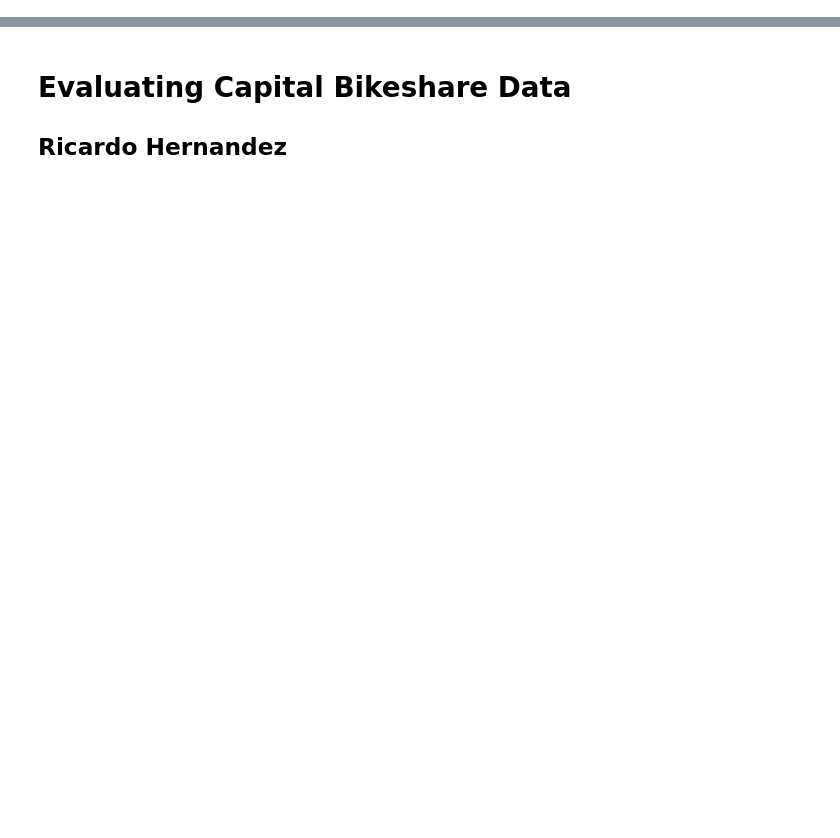
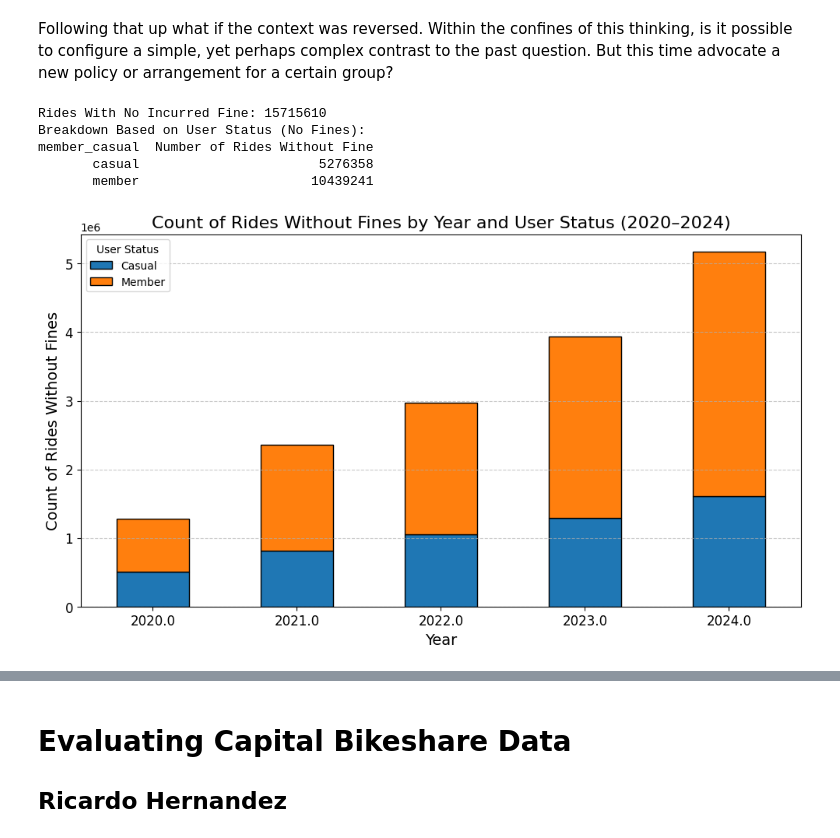
Before and after one commit to ricardo-hz/CMSC206, a Jupyter notebook: Group Project/Group Project.ipynb, the cells around one changed output, grey strips where cells are left out. Drawn from its saved outputs; the diff is of its cells as text; code cells hidden in the pictures; blank space fills up the shorter version.

```diff
--- a/Group Project/Group Project.ipynb
+++ b/Group Project/Group Project.ipynb
@@ -135,0 +268,58 @@ df['Ride Length_min'] = pd.to_timedelta(df['Ride Length']).dt.seconds/60
+# %% [markdown]
+Following that up what if the context was reversed. Within the confines of this thinking, is it possible to configure a simple, yet perhaps complex contrast to the past question. But this time advocate a new policy or arrangement for a certain group?
+# %%
+# Angel Diaz-Nova
+No_fine = len(df) - Total_fines
+print(f"Rides With No Incurred Fine: {No_fine}")
+
+No_fines_user = df[df['Fine'] == False].groupby('member_casual')['Fine'].count()
+
+# Print the breakdown based on user status (member/casual)
+print("Breakdown Based on User Status (No Fines):")
+print(No_fines_user.to_frame(name = "Number of Rides Without Fine").reset_index().to_string(index = False))
+
+#Potential ideas:
+# - Which stations have the highest number of generated fines? High fine numbers at end stations may indicate that infill stations are
+#   needed along a route
+# - Analyze crash data of different regions. Does higher bicycle ridership correlate with lower car crashes?
+#Traffic accident APIs:
+#MoCo - https://data.montgomerycountymd.gov/widgets/bhju-22kf
+#Washington DC - https://opendata.dc.gov/datasets/crashes-in-dc/api / https://opendata.dc.gov/datasets/crashes-in-dc/api
+#Virginia - https://www.virginiaroads.org/maps/1a96a2f31b4f4d77991471b6cabb38ba/about
+# - Get the top or least used stations, create a pi chart analyzing the percentage of members vs non members using those stations
+#   - For the above suggestion, I've already written a method called get_notable_stations() that will return the head or tail of a dataframe
+#     as long as you specify a year
+# %% [output]
+Rides With No Incurred Fine: 15715610
+Breakdown Based on User Status (No Fines):
+member_casual  Number of Rides Without Fine
+       casual                       5276358
+       member                      10439241
+# %%
+# Angel Diaz-Nova
+No_fine = df[df['Fine'] == False] # Filter for rows that only indicate 'False' logic
+
+# Count 'False' cases by year and member_casual
+Group_no_fine = No_fine.groupby(['Year', 'member_casual']).size().unstack(fill_value=0)
+
+Group_no_fine.plot(
+    kind = 'bar',  # Setting to Bar plot
+    stacked = True,  # Adjusting to stack bars to differentiate User Status
+    figsize = (10, 6),  # Setting figure size
+    color = ['#1f77b4', '#ff7f0e'], # Colors for casual and member
+    edgecolor = 'black' # Adding black edges
+)
+
+plt.title('Count of Rides Without Fines by Year and User Status (2020–2024)', fontsize=16) # Title of plot
+plt.xlabel('Year', fontsize = 14) # Label for X-Axis
+plt.ylabel('Count of Rides Without Fines', fontsize = 14) # Label for Y-Axis
+plt.legend(title = 'User Status', labels = ['Casual', 'Member']) # Legend to describe the user status
+plt.xticks(rotation = 0, fontsize = 12) # Adjusting font size and adding rotation of X-Axis label
+plt.yticks(fontsize = 12) # Adjusting font size of Y-Axis label
+plt.grid(axis = 'y', linestyle = '--', alpha = 0.7) # Adding a horizontal grid
+
+# Show the plot
+plt.tight_layout() # Adding a tight layout to ensure no overlaps
+plt.show() # Display plot
+# %% [output]
+[figure, added]
```
Also changed, not shown: parts of 46 cells of this notebook, 1 other file.
